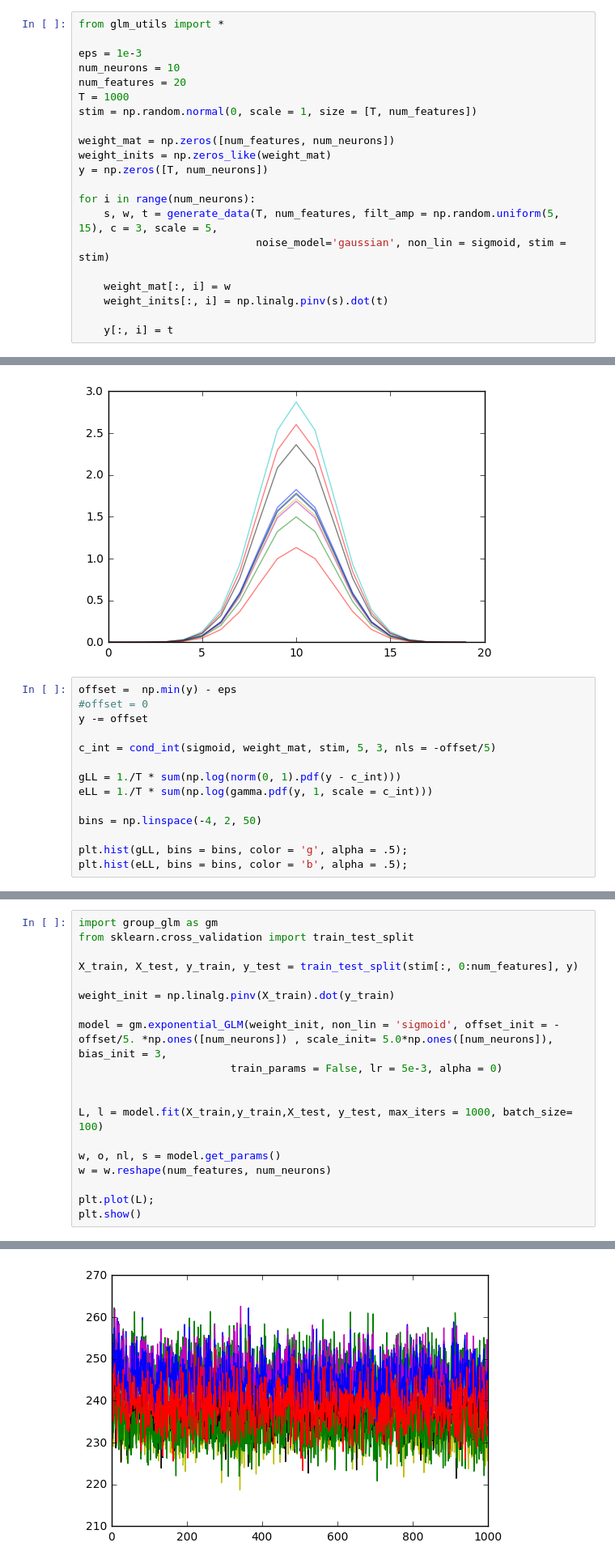
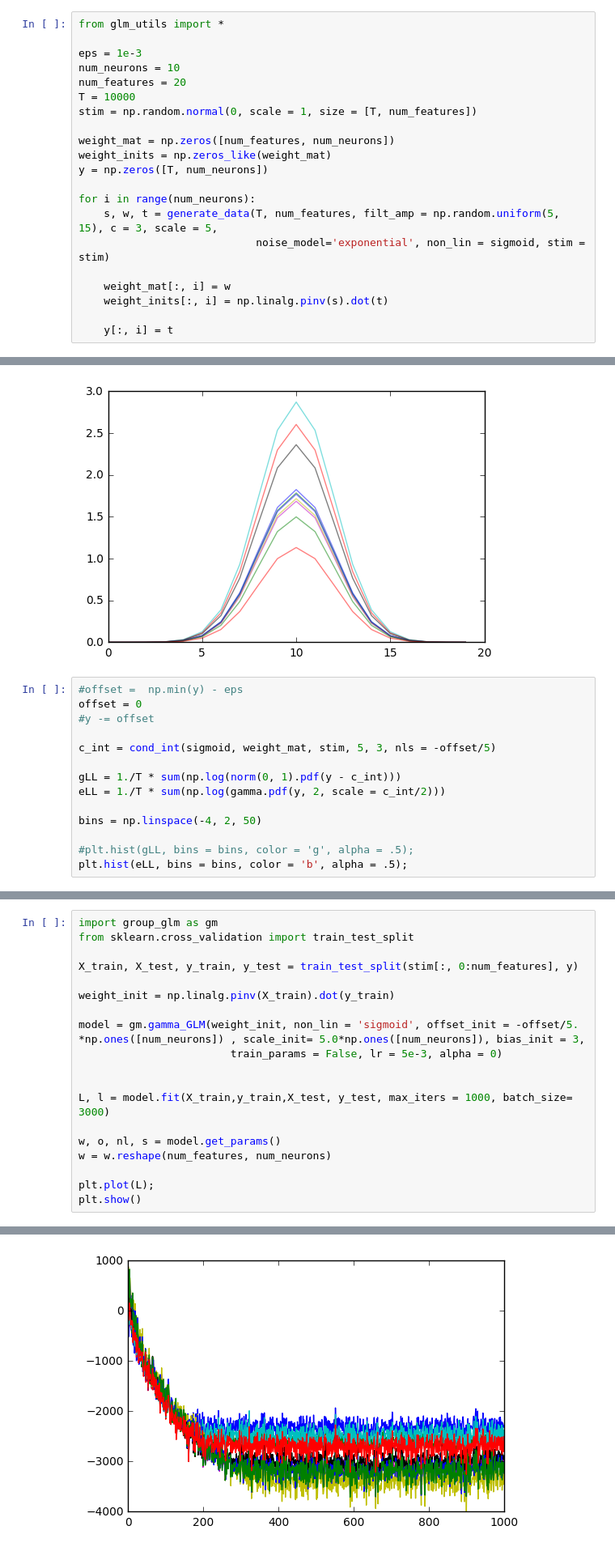
Before and after one commit to achristensen56/PyGLM, a Jupyter notebook: Tensor Multiplication.ipynb, the cells around one changed output, grey strips where cells are left out. Shown at 81% size. Cells and saved outputs as stored; diff of their text form.

```diff
--- a/Tensor Multiplication.ipynb
+++ b/Tensor Multiplication.ipynb
@@ -18,7 +15,7 @@ from glm_utils import *
 eps = 1e-3
 num_neurons = 10
 num_features = 20
-T = 1000
+T = 10000
 stim = np.random.normal(0, scale = 1, size = [T, num_features])
 
 weight_mat = np.zeros([num_features, num_neurons])
@@ -27,7 +24,7 @@ y = np.zeros([T, num_neurons])
 
 for i in range(num_neurons):
     s, w, t = generate_data(T, num_features, filt_amp = np.random.uniform(5, 15), c = 3, scale = 5,
-                            noise_model='gaussian', non_lin = sigmoid, stim = stim)
+                            noise_model='exponential', non_lin = sigmoid, stim = stim)
 
     weight_mat[:, i] = w
     weight_inits[:, i] = np.linalg.pinv(s).dot(t)
@@ -38,17 +35,17 @@ plt.plot(weight_mat, alpha = .5);
 # %% [output]
 [figure]
 # %%
-offset =  np.min(y) - eps
-#offset = 0
-y -= offset
+#offset =  np.min(y) - eps
+offset = 0
+#y -= offset
 
 c_int = cond_int(sigmoid, weight_mat, stim, 5, 3, nls = -offset/5)
 
 gLL = 1./T * sum(np.log(norm(0, 1).pdf(y - c_int)))
-eLL = 1./T * sum(np.log(gamma.pdf(y, 1, scale = c_int)))
+eLL = 1./T * sum(np.log(gamma.pdf(y, 2, scale = c_int/2)))
 
 bins = np.linspace(-4, 2, 50)
 
-plt.hist(gLL, bins = bins, color = 'g', alpha = .5);
+#plt.hist(gLL, bins = bins, color = 'g', alpha = .5);
 plt.hist(eLL, bins = bins, color = 'b', alpha = .5);
 # %% [output]
@@ -61,11 +72,11 @@ X_train, X_test, y_train, y_test = train_test_split(stim[:, 0:num_features], y)
 
 weight_init = np.linalg.pinv(X_train).dot(y_train)
 
-model = gm.exponential_GLM(weight_init, non_lin = 'sigmoid', offset_init = -offset/5. *np.ones([num_neurons]) , scale_init= 5.0*np.ones([num_neurons]), bias_init = 3,
+model = gm.gamma_GLM(weight_init, non_lin = 'sigmoid', offset_init = -offset/5. *np.ones([num_neurons]) , scale_init= 5.0*np.ones([num_neurons]), bias_init = 3,
                         train_params = False, lr = 5e-3, alpha = 0)
 
 
-L, l = model.fit(X_train,y_train,X_test, y_test, max_iters = 1000, batch_size= 100)
+L, l = model.fit(X_train,y_train,X_test, y_test, max_iters = 1000, batch_size= 3000)
 
 w, o, nl, s = model.get_params()
 w = w.reshape(num_features, num_neurons)
@@ -79 +90 @@ Total time elapsed: 00:00:01
-[figure, old version]
+[figure, new version]
```
Also changed, not shown: parts of 9 cells of this notebook, 8 other files.
